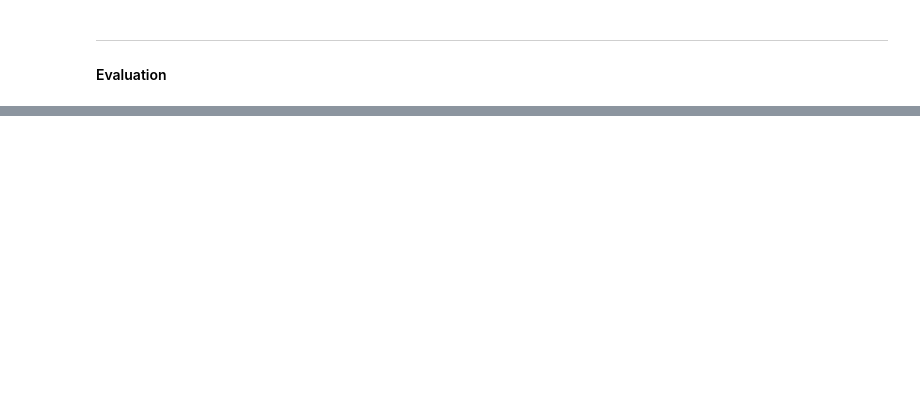
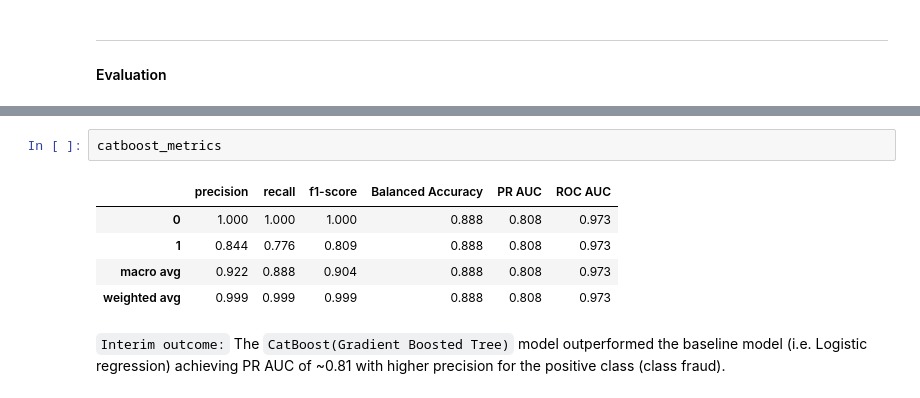
Before and after one commit to muhannad-imam/fraud-risk-modeling, a Jupyter notebook: notebooks/04_modeling.ipynb, the cells around one changed output, grey strips where cells are left out. Drawn from its saved outputs; the diff is of its cells as text; blank space fills up the shorter version.

```diff
--- a/notebooks/04_modeling.ipynb
+++ b/notebooks/04_modeling.ipynb
@@ -194,0 +183,11 @@ PR-AUC: 0.8084669053398977
+# %%
+catboost_metrics
+# %% [output]
+|  | precision | recall | f1-score | Balanced Accuracy | PR AUC | ROC AUC |
+| 0 | 1.000 | 1.000 | 1.000 | 0.888 | 0.808 | 0.973 |
+| 1 | 0.844 | 0.776 | 0.809 | 0.888 | 0.808 | 0.973 |
+| macro avg | 0.922 | 0.888 | 0.904 | 0.888 | 0.808 | 0.973 |
+| weighted avg | 0.999 | 0.999 | 0.999 | 0.888 | 0.808 | 0.973 |
+# %% [markdown]
+`Interim outcome:`
+The `CatBoost(Gradient Boosted Tree)` model outperformed the baseline model (i.e. Logistic regression) achieving PR AUC of ~0.81 with higher precision for the positive class  (class fraud).
```
Also changed, not shown: parts of 14 cells of this notebook.
